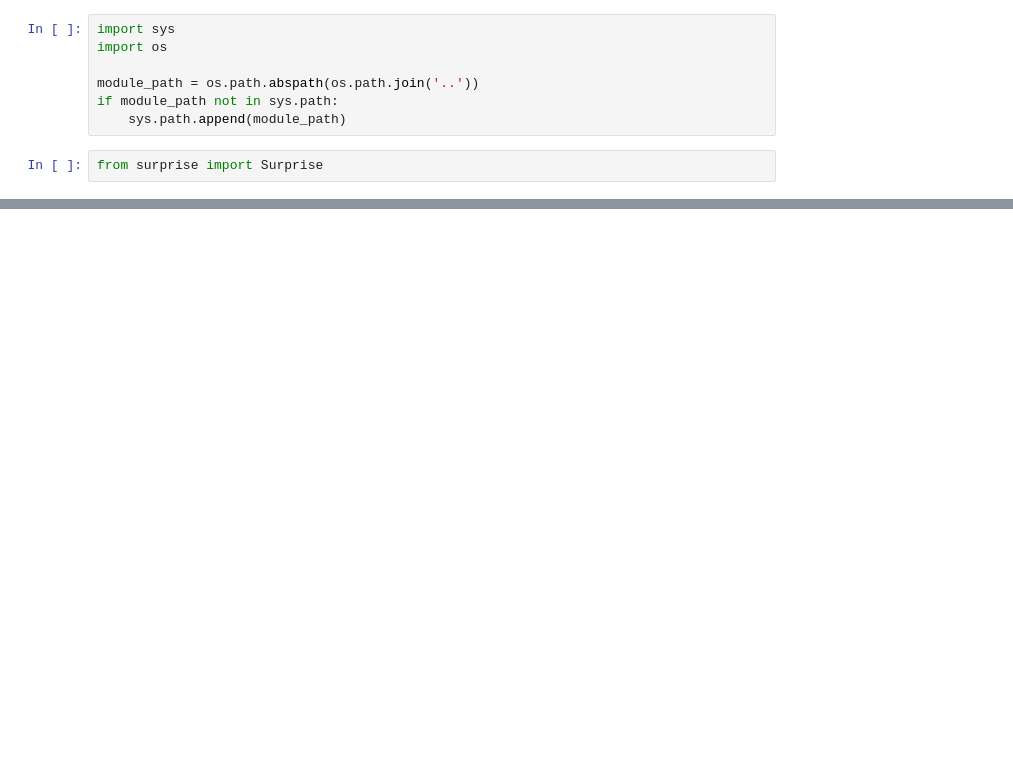
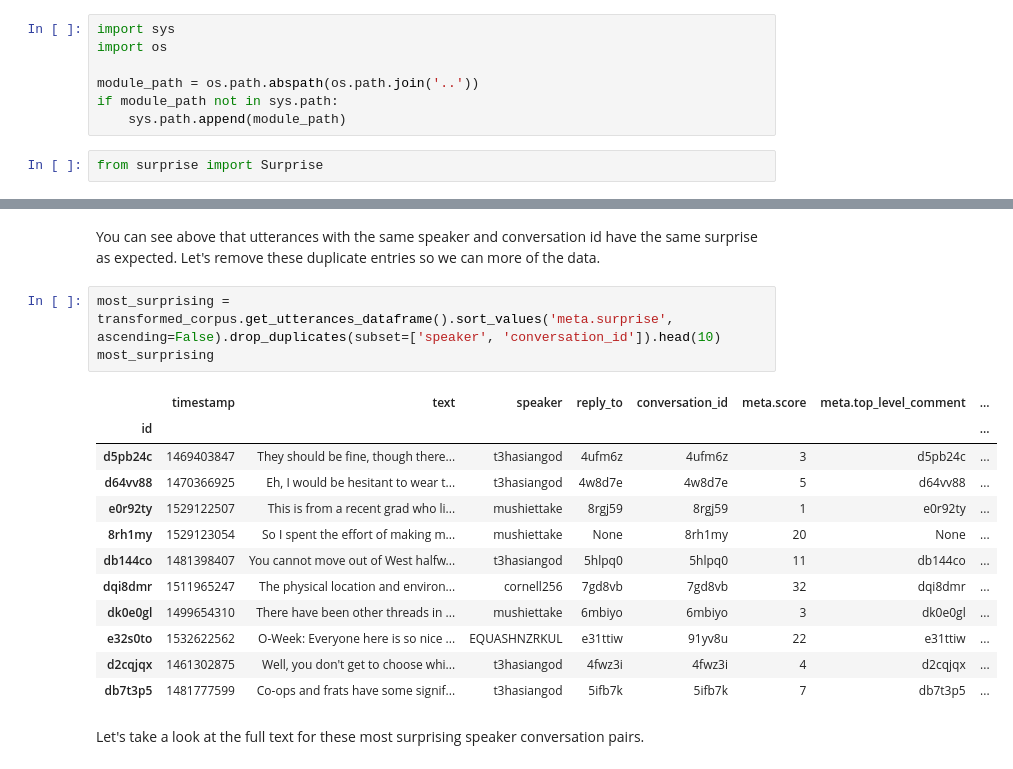
Before and after one commit to rgangela99/Cornell-Conversational-Analysis-Toolkit, a Jupyter notebook: convokit/surprise/demos/surprise_demo.ipynb, the cells around one changed output, grey strips where cells are left out. Saved outputs shown, nothing was run; the diff lists cells and outputs as text; blank space fills up the shorter version.

```diff
--- a/convokit/surprise/demos/surprise_demo.ipynb
+++ b/convokit/surprise/demos/surprise_demo.ipynb
@@ -24,0 +118,20 @@ transformed_corpus = surp.transform(corpus, 'utterance', selector=lambda obj: ob
+# %% [markdown]
+You can see above that utterances with the same speaker and conversation id have the same surprise as expected. Let's remove these duplicate entries so we can more of the data.
+# %%
+most_surprising = transformed_corpus.get_utterances_dataframe().sort_values('meta.surprise', ascending=False).drop_duplicates(subset=['speaker', 'conversation_id']).head(10)
+most_surprising
+# %% [output]
+|  | timestamp | text | speaker | reply_to | conversation_id | meta.score | meta.top_level_comment | ... |
+| id |  |  |  |  |  |  |  | ... |
+| d5pb24c | 1469403847 | They should be fine, though there... | t3hasiangod | 4ufm6z | 4ufm6z | 3 | d5pb24c | ... |
+| d64vv88 | 1470366925 | Eh, I would be hesitant to wear t... | t3hasiangod | 4w8d7e | 4w8d7e | 5 | d64vv88 | ... |
+| e0r92ty | 1529122507 | This is from a recent grad who li... | mushiettake | 8rgj59 | 8rgj59 | 1 | e0r92ty | ... |
+| 8rh1my | 1529123054 | So I spent the effort of making m... | mushiettake | None | 8rh1my | 20 | None | ... |
+| db144co | 1481398407 | You cannot move out of West halfw... | t3hasiangod | 5hlpq0 | 5hlpq0 | 11 | db144co | ... |
+| dqi8dmr | 1511965247 | The physical location and environ... | cornell256 | 7gd8vb | 7gd8vb | 32 | dqi8dmr | ... |
+| dk0e0gl | 1499654310 | There have been other threads in ... | mushiettake | 6mbiyo | 6mbiyo | 3 | dk0e0gl | ... |
+| e32s0to | 1532622562 | O-Week: Everyone here is so nice ... | EQUASHNZRKUL | e31ttiw | 91yv8u | 22 | e31ttiw | ... |
+| d2cqjqx | 1461302875 | Well, you don't get to choose whi... | t3hasiangod | 4fwz3i | 4fwz3i | 4 | d2cqjqx | ... |
+| db7t3p5 | 1481777599 | Co-ops and frats have some signif... | t3hasiangod | 5ifb7k | 5ifb7k | 7 | db7t3p5 | ... |
+# %% [markdown]
+Let's take a look at the full text for these most surprising speaker conversation pairs.
```
Also changed, not shown: parts of 37 cells of this notebook, 1 other file.
